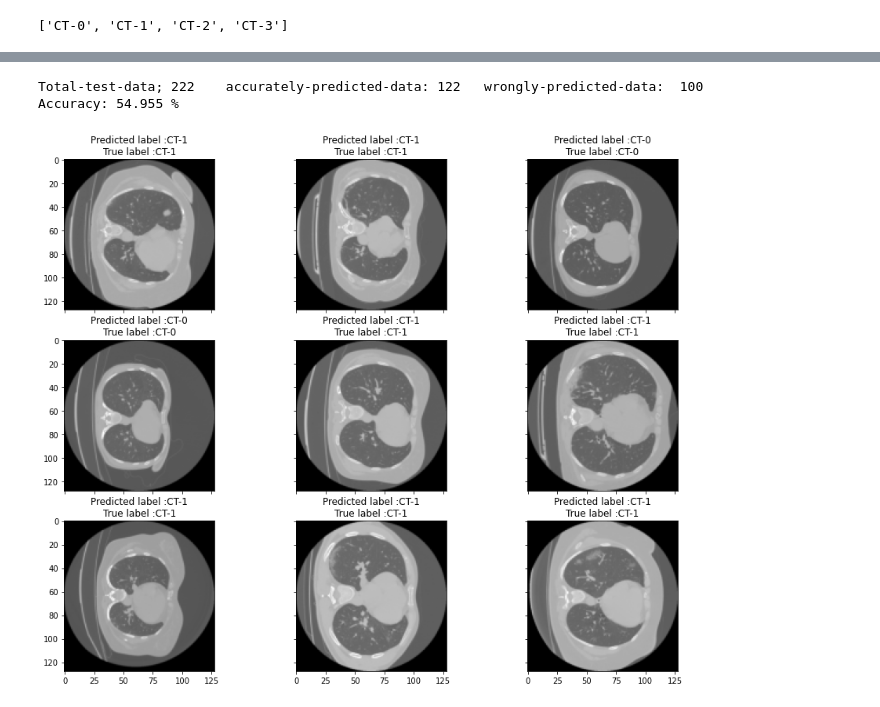
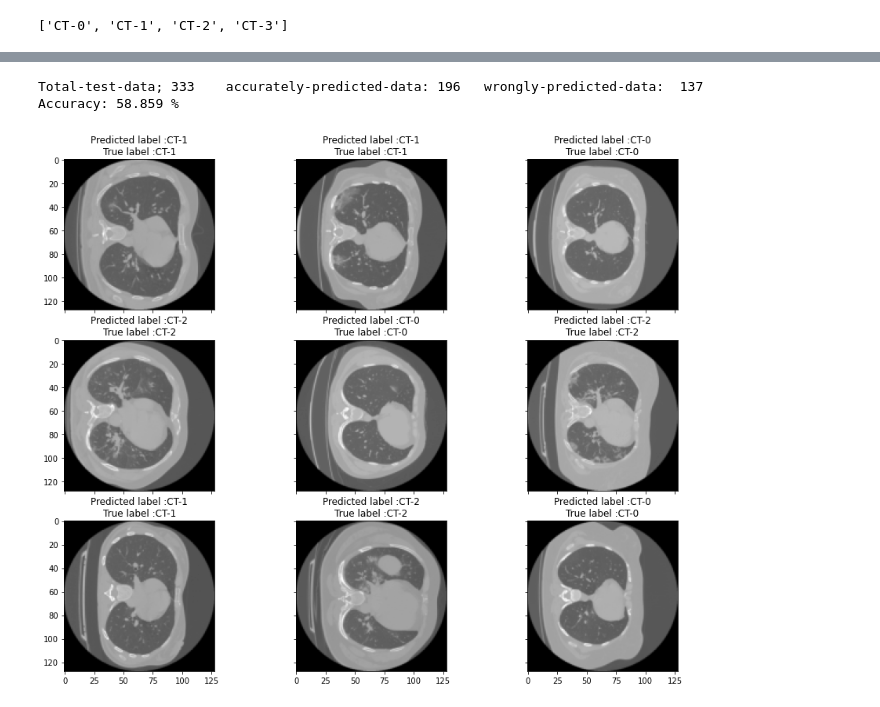
Before and after one commit to ByeonChanHO/COVID-19_Automatic_Diagnosis_System_by_CT, a Jupyter notebook: DenseNet01.ipynb, the cells around one changed output, grey strips where cells are left out. Saved outputs shown, nothing was run; the diff lists cells and outputs as text; code cells hidden in the pictures.

```diff
--- a/DenseNet01.ipynb
+++ b/DenseNet01.ipynb
@@ -43,7 +43,7 @@ x= BatchNormalization()(x)
 x= Dropout(0.5)(x)
 x= Dense(1024,activation='relu')(x)
 x= Dense(512,activation='relu')(x)
-x= Dense(128,activation='relu')(x)
+x= Dense(256,activation='relu')(x)
 x= BatchNormalization()(x)
 x= Dropout(0.5)(x)
 
@@ -128,6 +128,6 @@ classes = np.array(classes)
 mlb = LabelBinarizer()
 classes = mlb.fit_transform(classes)
 # %%
-(xtrain,xtest,ytrain,ytest)=train_test_split(image_data,classes,test_size=0.2,random_state=42)
+(xtrain,xtest,ytrain,ytest)=train_test_split(image_data,classes,test_size=0.3,random_state=42)
 print(xtrain.shape, xtest.shape)
 # %% [output]
@@ -210,23 +210,33 @@ for i in range(len(ypred)):
 print('Total-test-data;', total, '\taccurately-predicted-data:', accurate, '\t wrongly-predicted-data: ', total - accurate)
 print('Accuracy:', round(accurate/total*100, 3), '%')
 # %% [output]
-Total-test-data; 222    accurately-predicted-data: 122   wrongly-predicted-data:  100
-Accuracy: 54.955 %
+Total-test-data; 333    accurately-predicted-data: 196   wrongly-predicted-data:  137
+Accuracy: 58.859 %
 # %%
 label = ["CT-0", "CT-1", "CT-2", "CT-3"]
-imidx = random.sample(accurateindex, k=9)# replace with 'wrongindex'
-
+imidx = random.sample(accurateindex, k=196)# replace with 'wrongindex'
+res=[]
+counter = 0
+k = 0
+for i in imidx:
+    if np.argmax(ytest[i])==k:
+        res.append(i)
+        counter+=1
+        if counter==3:
+            k+=1
+            counter = 0
+random.shuffle(res)
 nrows = 3
 ncols = 3
 fig, ax = plt.subplots(nrows,ncols,sharex=True,sharey=True,figsize=(15, 12))
 
 n = 0
 for row in range(nrows):
     for col in range(ncols):
-            ax[row,col].imshow(xtest[imidx[n]][:,:,0], cmap='gray')
-            ax[row,col].set_title("Predicted label :{}\nTrue label :{}".format(label[np.argmax(ypred[imidx[n]])], label[np.argmax(ytest[imidx[n]])]))
+            ax[row,col].imshow(xtest[res[n]][:,:,0], cmap='gray')
+            ax[row,col].set_title("Predicted label :{}\nTrue label :{}".format(label[np.argmax(ypred[res[n]])], label[np.argmax(ytest[res[n]])]))
             n += 1
 
 plt.show()
 # %% [output]
-[figure, old version]
+[figure, new version]
```
Also changed, not shown: parts of 5 cells of this notebook.
